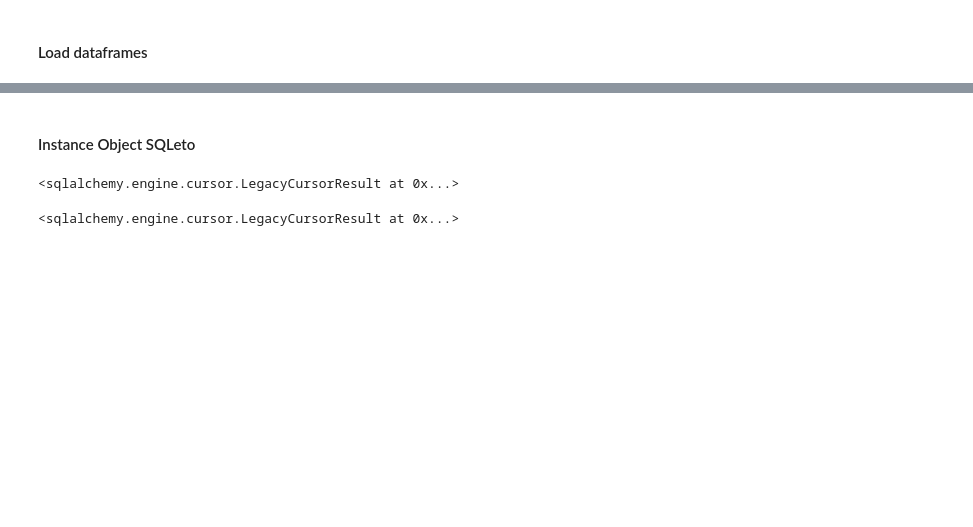
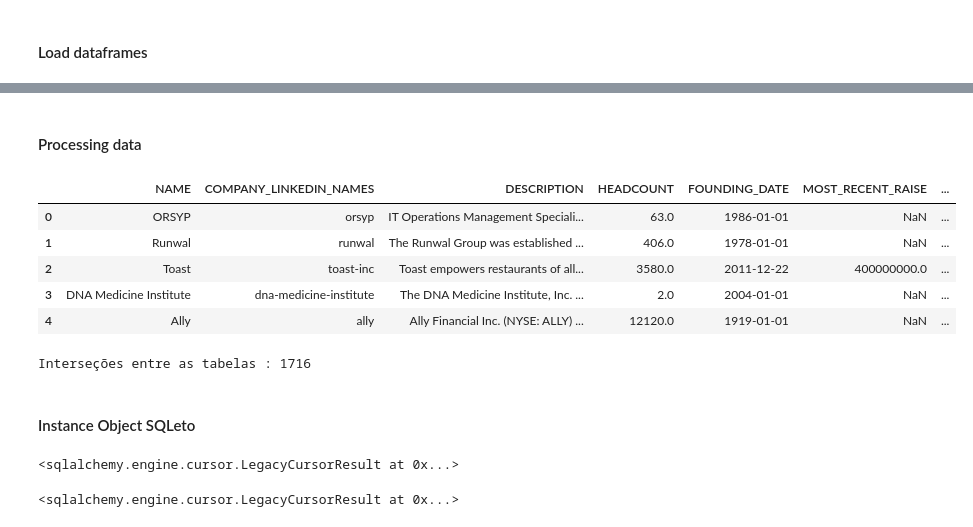
Before and after one commit to NophaieViscente/LabPyrata, a Jupyter notebook: SQL/code/creating_tables.ipynb, the cells around one changed output, grey strips where cells are left out. Saved outputs shown, nothing was run; the diff lists cells and outputs as text; code cells hidden in the pictures; blank space fills up the shorter version.

```diff
--- a/SQL/code/creating_tables.ipynb
+++ b/SQL/code/creating_tables.ipynb
@@ -111,4 +202,19 @@ df_people = pd.read_csv(TABLES_PATH+'people.csv', parse_dates=['GROUP_START_DATE
+# %% [markdown]
+#### Processing data
 # %%
+# Treating column COMPANY_LINKEDIN_NAMES
 df_companies['COMPANY_LINKEDIN_NAMES'] = df_companies.COMPANY_LINKEDIN_NAMES.apply(lambda x: eval(x))
 df_companies['COMPANY_LINKEDIN_NAMES'] = df_companies.COMPANY_LINKEDIN_NAMES.apply(lambda x: x[0] if len(x) > 0 else np.NaN)
+# Treating column INVESTORS
+df_companies['INVESTORS'] = df_companies.INVESTORS.fillna('[]').apply(lambda x: eval(x))
+df_companies['INVESTORS'] = df_companies.INVESTORS.apply(lambda x: ', '.join(x))
+# %%
+df_companies.head()
+# %% [output]
+|  | NAME | COMPANY_LINKEDIN_NAMES | DESCRIPTION | HEADCOUNT | FOUNDING_DATE | MOST_RECENT_RAISE | ... |
+| 0 | ORSYP | orsyp | IT Operations Management Speciali... | 63.0 | 1986-01-01 | NaN | ... |
+| 1 | Runwal | runwal | The Runwal Group was established ... | 406.0 | 1978-01-01 | NaN | ... |
+| 2 | Toast | toast-inc | Toast empowers restaurants of all... | 3580.0 | 2011-12-22 | 400000000.0 | ... |
+| 3 | DNA Medicine Institute | dna-medicine-institute | The DNA Medicine Institute, Inc. ... | 2.0 | 2004-01-01 | NaN | ... |
+| 4 | Ally | ally | Ally Financial Inc. (NYSE: ALLY) ... | 12120.0 | 1919-01-01 | NaN | ... |
 # %%
@@ -118,6 +225,15 @@ for idx in index :
 # %%
 df_companies = df_companies.reset_index().rename(columns={'index':'company_id'})
 df_people = df_people.reset_index().rename(columns={'index':'people_id'})
+# %%
+# Verifying number of intersection between tables, using with reference Linkedin names in both tables.
+print(f'''Interseções entre as tabelas : {
+    len(
+        df_companies[
+            df_companies.COMPANY_LINKEDIN_NAMES.isin(
+                df_people.COMPANY_LI_NAME)])}''')
+# %% [output]
+Interseções entre as tabelas : 1716
 # %% [markdown]
 #### Instance Object SQLeto
 # %%
```
Also changed, not shown: parts of 24 cells of this notebook, 2 other files.
